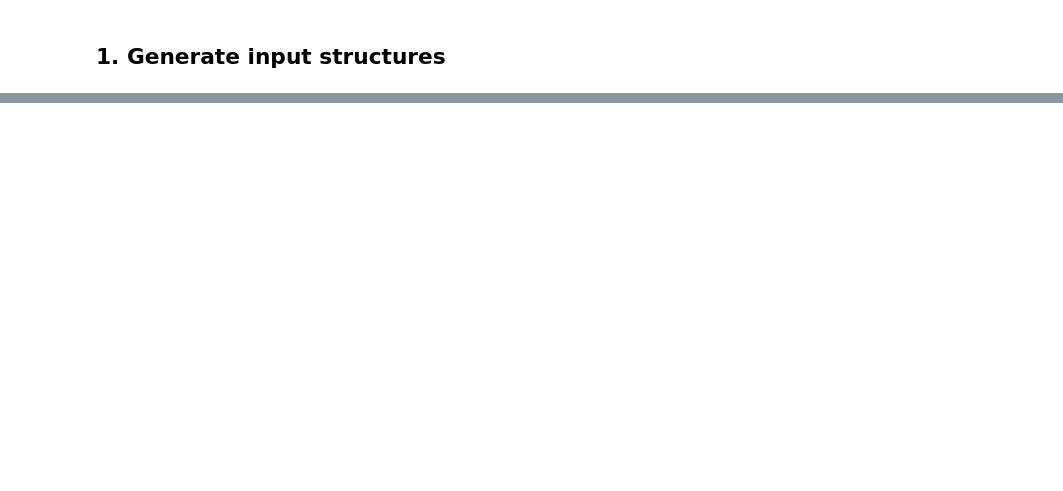
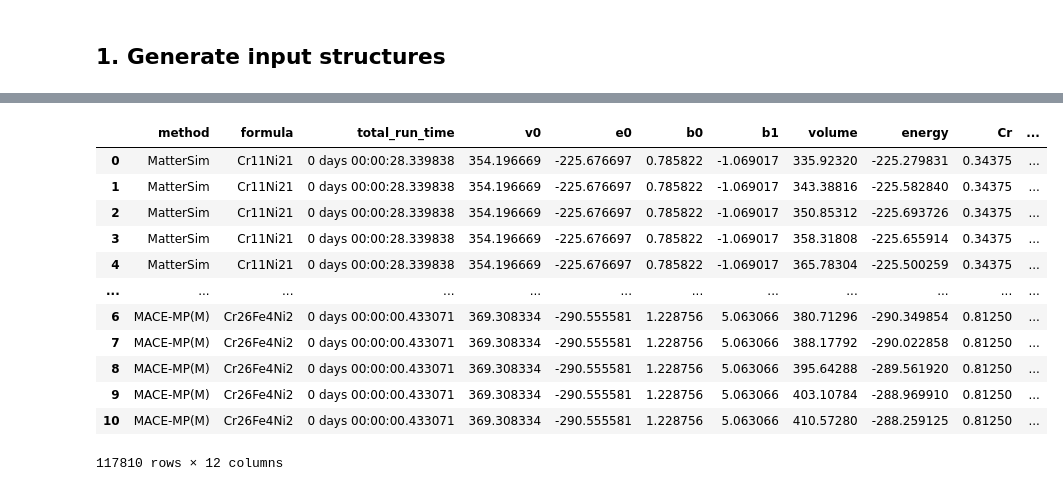
Before and after one commit to atomind-ai/mlip-arena, a Jupyter notebook: mlip_arena/tasks/eos_alloy/run.ipynb, the cells around one changed output, grey strips where cells are left out. Saved outputs shown, nothing was run; the diff lists cells and outputs as text; code cells hidden in the pictures; blank space fills up the shorter version.

```diff
--- a/mlip_arena/tasks/eos_alloy/run.ipynb
+++ b/mlip_arena/tasks/eos_alloy/run.ipynb
@@ -111,0 +141,26 @@ def postprocess(output, model: str, formula: str):
+# %%
+elements = set().union(*[set(Formula(f)) for f in df['formula']])
+
+data = df.assign(**{
+    k: df['formula'].map(
+        lambda f: Formula(f).count()[k] / sum(Formula(f).count().values())
+        if k in Formula(f).count() else 0
+    )
+    for k in elements
+})
+
+data
+# %% [output]
+|  | method | formula | total_run_time | v0 | e0 | b0 | b1 | volume | energy | Cr | ... |
+| 0 | MatterSim | Cr11Ni21 | 0 days 00:00:28.339838 | 354.196669 | -225.676697 | 0.785822 | -1.069017 | 335.92320 | -225.279831 | 0.34375 | ... |
+| 1 | MatterSim | Cr11Ni21 | 0 days 00:00:28.339838 | 354.196669 | -225.676697 | 0.785822 | -1.069017 | 343.38816 | -225.582840 | 0.34375 | ... |
+| 2 | MatterSim | Cr11Ni21 | 0 days 00:00:28.339838 | 354.196669 | -225.676697 | 0.785822 | -1.069017 | 350.85312 | -225.693726 | 0.34375 | ... |
+| 3 | MatterSim | Cr11Ni21 | 0 days 00:00:28.339838 | 354.196669 | -225.676697 | 0.785822 | -1.069017 | 358.31808 | -225.655914 | 0.34375 | ... |
+| 4 | MatterSim | Cr11Ni21 | 0 days 00:00:28.339838 | 354.196669 | -225.676697 | 0.785822 | -1.069017 | 365.78304 | -225.500259 | 0.34375 | ... |
+| ... | ... | ... | ... | ... | ... | ... | ... | ... | ... | ... | ... |
+| 6 | MACE-MP(M) | Cr26Fe4Ni2 | 0 days 00:00:00.433071 | 369.308334 | -290.555581 | 1.228756 | 5.063066 | 380.71296 | -290.349854 | 0.81250 | ... |
+| 7 | MACE-MP(M) | Cr26Fe4Ni2 | 0 days 00:00:00.433071 | 369.308334 | -290.555581 | 1.228756 | 5.063066 | 388.17792 | -290.022858 | 0.81250 | ... |
+| 8 | MACE-MP(M) | Cr26Fe4Ni2 | 0 days 00:00:00.433071 | 369.308334 | -290.555581 | 1.228756 | 5.063066 | 395.64288 | -289.561920 | 0.81250 | ... |
+| 9 | MACE-MP(M) | Cr26Fe4Ni2 | 0 days 00:00:00.433071 | 369.308334 | -290.555581 | 1.228756 | 5.063066 | 403.10784 | -288.969910 | 0.81250 | ... |
+| 10 | MACE-MP(M) | Cr26Fe4Ni2 | 0 days 00:00:00.433071 | 369.308334 | -290.555581 | 1.228756 | 5.063066 | 410.57280 | -288.259125 | 0.81250 | ... |
+117810 rows × 12 columns
```
Also changed, not shown: parts of 10 cells of this notebook, 2 other files.
